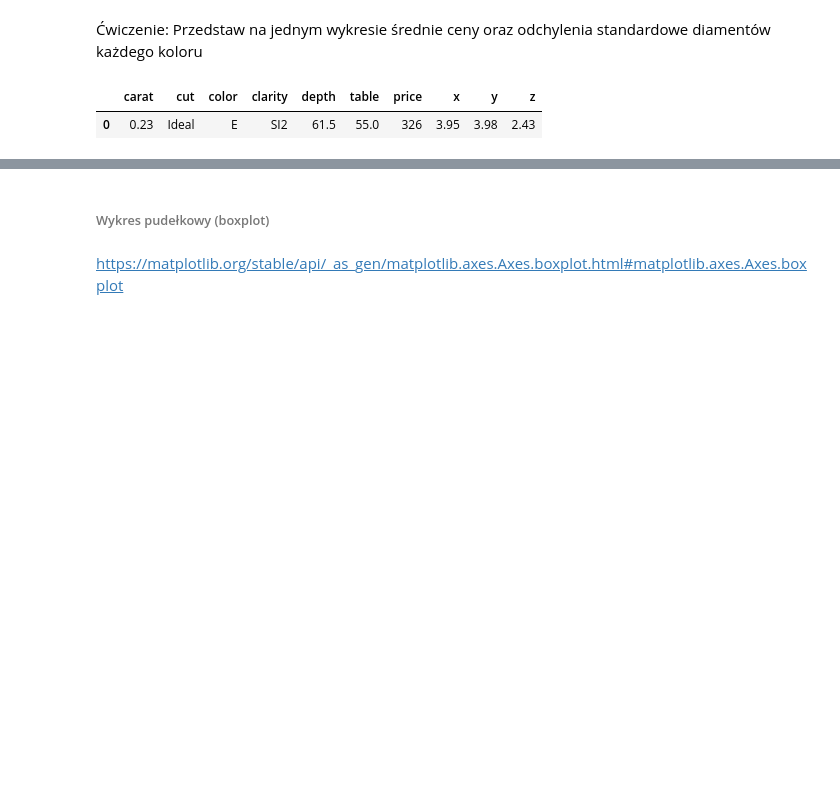
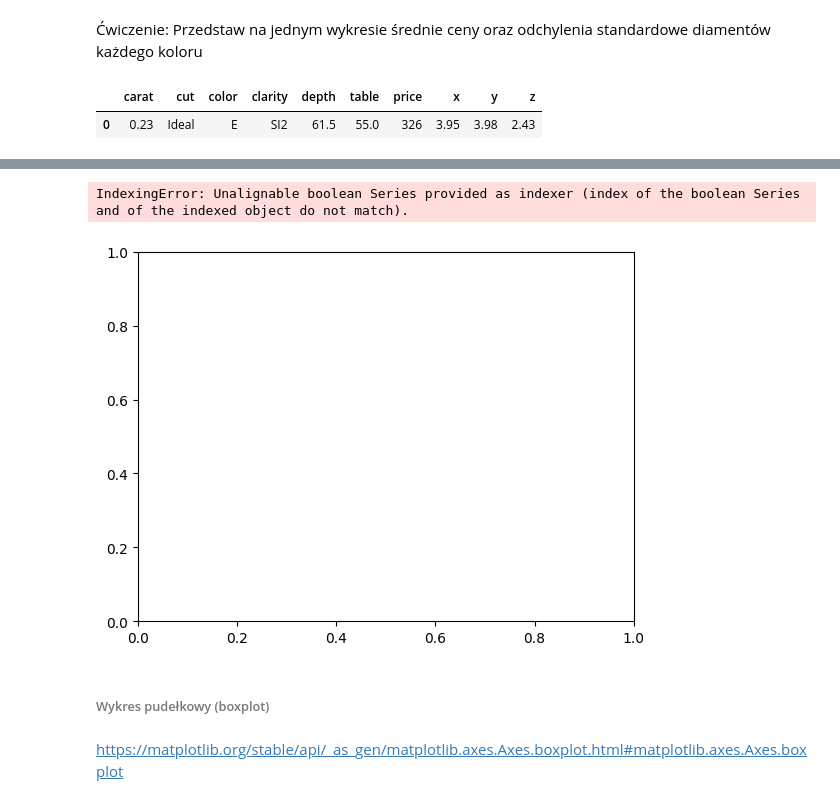
Before and after one commit to Alexa9der/Szkolenie_SDA, a Jupyter notebook: Wizualizacja_danych/prezentacja/Wizualizacja_danych.ipynb, the cells around one changed output, grey strips where cells are left out. Saved outputs shown, nothing was run; the diff lists cells and outputs as text; code cells hidden in the pictures; blank space fills up the shorter version.

```diff
--- a/Wizualizacja_danych/prezentacja/Wizualizacja_danych.ipynb
+++ b/Wizualizacja_danych/prezentacja/Wizualizacja_danych.ipynb
@@ -832,0 +816,5 @@ diamonds.head(1)
+# %%
+df = gapminder.groupby(["year","continent"], as_index = False).agg(life_exp = ("life_exp","mean"))
+
+df.loc[df.continent == "Asia"].merge( df.loc[df.continent == "Europe"], how="left",
+                                    on= "year", copy = False )
@@ -833,3 +835,23 @@ diamonds.head(1)
+# %%
+fig, ax = plt.subplots()
+
+
+ax.bar(
+    gapminder.loc[df.continent == "Asia", "life_exp" ].reset_index() ,
+    gapminder.loc[df.continent == "Asia", "year" ].reset_index(),
+
+)
+
+ax.bar(
+    gapminder.loc[df.continent == "Europe", "life_exp" ].reset_index(),
+    gapminder.loc[df.continent == "Europe", "year" ].reset_index(),
+
+)
+
+plt.show()
+# %% [output]
+IndexingError: Unalignable boolean Series provided as indexer (index of the boolean Series and of the indexed object do not match).
+[figure, added]
 # %% [markdown]
 ###### Wykres pudełkowy (boxplot)
 # %% [markdown]
```
Also changed, not shown: parts of 40 cells of this notebook, 4 other files.
